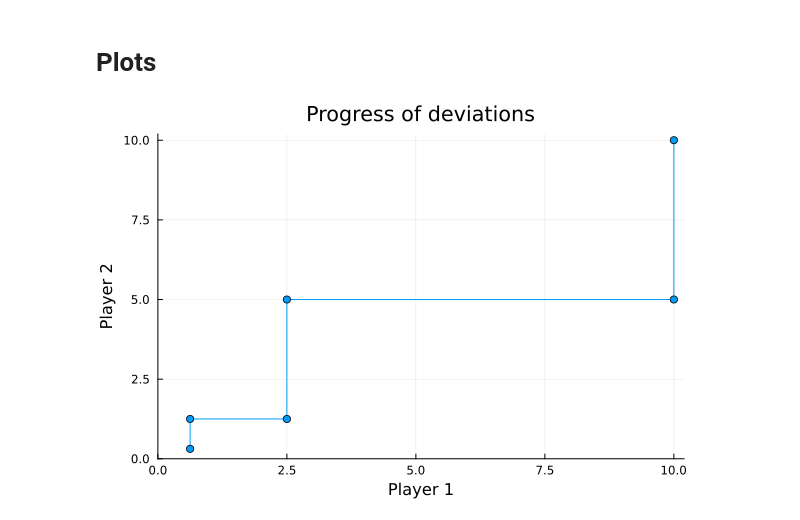
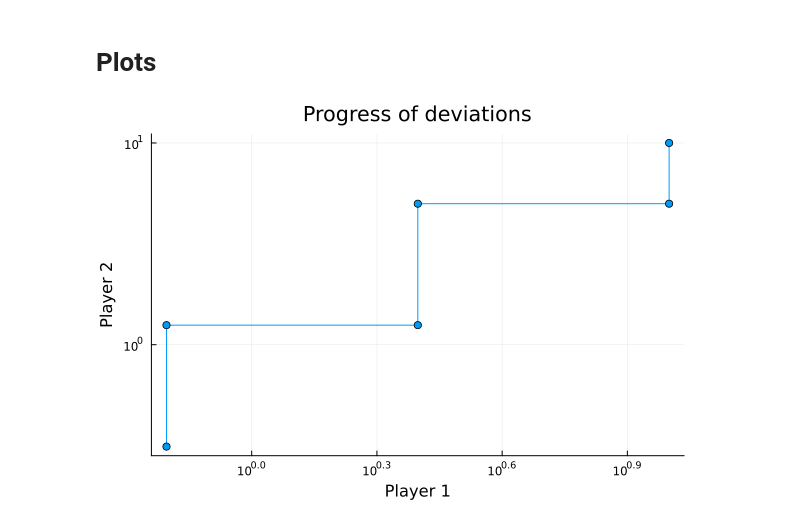
Before and after one commit to brunompacheco/IPG.jl, a Jupyter notebook: example-5.3.ipynb, the cells around one changed output. Saved outputs shown, nothing was run; the diff lists cells and outputs as text; code cells hidden in the pictures.

```diff
--- a/example-5.3.ipynb
+++ b/example-5.3.ipynb
@@ -114,10 +139,8 @@ Compute a solution to the normal-form game with the sampled strategies.
 
 # polymatrix = get_polymatrix(S_X, Π)
 # %%
-function get_polymatrix(S_X::Vector{<:Vector{<:Vector{<:Real}}}, Π::Vector{QuadraticPayoff})
-    m = length(S_X)
-
-    dims = [length(S_X[p]) for p in 1:m]
+function get_polymatrix(S_X::Vector{<:Vector{<:Vector{<:Real}}}, players::Vector{Player})
+    dims = [length(S_X[player.p]) for player in players]
 
     polymatrix = Dict{Tuple{Integer, Integer}, Matrix{Float64}}()
 
@@ -130,8 +153,8 @@ function get_polymatrix(S_X::Vector{<:Vector{<:Vector{<:Real}}}, Π::Vector{Quad
                 for i_p in 1:length(S_X[p])
                     for i_k in 1:length(S_X[k])
                         polymatrix[p,k][i_p,i_k] = (
-                            IPG.bilateral_payoff(Π[p], p, S_X[p][i_p], k, S_X[k][i_k])
-                            + IPG.bilateral_payoff(Π[p], p, S_X[p][i_p], p, S_X[p][i_p])
+                            IPG.bilateral_payoff(players[p], S_X[p][i_p], players[k], S_X[k][i_k])
+                            + IPG.bilateral_payoff(players[p], S_X[p][i_p], players[p], S_X[p][i_p])
                         )
                     end
                 end
@@ -142,7 +165,7 @@ function get_polymatrix(S_X::Vector{<:Vector{<:Vector{<:Real}}}, Π::Vector{Quad
     return polymatrix
 end
 
-polymatrix = get_polymatrix(S_X, Π)
+polymatrix = get_polymatrix(S_X, players)
 # %% [output]
 Dict{Tuple{Integer, Integer}, Matrix{Float64}} with 4 entries:
   (1, 2) => [0.0 -75.0 -93.75; 25.0 -12.5 -21.875; 10.9375 1.5625 -0.78125]
@@ -193,23 +216,18 @@ Academic license 2562957 - for non-commercial use only - registered to br___@umo
 Build a new strategy from the best reactions of each player.
 Check if the new strategy is $\varepsilon$-close to the mixed NE.
 # %%
-function deviation_reaction(Π::Vector{QuadraticPayoff}, X::Vector{Strategies}, p::Integer, σ::Vector{DiscreteMixedStrategy})
-    Πp = Π[p]
-    Xp = X[p]
+function deviation_reaction(player::Player, σ::Vector{DiscreteMixedStrategy}; Optimizer=Gurobi.Optimizer)
+    model = player.Xp
+    set_optimizer(model, Optimizer)
 
-    model = Model(Gurobi.Optimizer)
-
-    # the length of the strategy must match the strategies in the support of the profile
-    @variable(model, xp[1:length(σ[p].supp[1])])
-
-    @constraint(model, Xp.Ap * xp <= Xp.bp)
+    xp = all_variables(model)
 
     # TODO: No idea why the following doesn't work
     # @objective(model, Max, sum([IPG.bilateral_payoff(Πp, p, xp, k, σ[k]) for k in 1:m]))
 
     obj = QuadExpr()
     for k in 1:m
-        obj += IPG.bilateral_payoff(Πp, p, xp, k, σ[k])
+        obj += IPG.bilateral_payoff(player.Πp, player.p, xp, k, σ[k])
     end
     @objective(model, Max, obj)
 
@@ -219,7 +237,7 @@ function deviation_reaction(Π::Vector{QuadraticPayoff}, X::Vector{Strategies},
     return value.(xp)
 end
 
-deviation_reaction(Π, X, 1, σ)
+deviation_reaction(players[1], σ)
 # %% [output]
 Set parameter WLSAccessID
 Set parameter WLSSecret
@@ -228,13 +246,14 @@ Academic license 2562957 - for non-commercial use only - registered to br___@umo
 1-element Vector{Float64}:
  0.3125
 # %%
-function termination(Π::Vector{QuadraticPayoff}, X::Vector{Strategies}, σ::Vector{DiscreteMixedStrategy})
+function termination(players::Vector{Player}, σ::Vector{DiscreteMixedStrategy})
     for p in 1:m
-        new_x_p = deviation_reaction(Π, X, p, σ)
+        player = players[p]
+        new_x_p = deviation_reaction(player, σ)
 
         new_σ = copy(σ)
         new_σ[p] = IPG.DiscreteMixedStrategy([1], [new_x_p])
-        if payoff(Π, σ, p) < payoff(Π, new_σ, p)
+        if payoff(player, σ) < payoff(player, new_σ)
             return p, new_x_p
         end
     end
@@ -242,7 +261,7 @@ function termination(Π::Vector{QuadraticPayoff}, X::Vector{Strategies}, σ::Vec
     return -1, nothing
 end
 
-p, xk = termination(Π, X, σ)
+p, xk = termination(players, σ)
 # %% [output]
 Set parameter WLSAccessID
 Set parameter WLSSecret
@@ -268,23 +287,23 @@ using Plots
 # %%
 k = 1
 points = []
 while true
     i::Integer = floor(k / 2) + 1
     j::Integer = floor((k-1) / 2) + 1
 
     if i > length(S_X[1]) || j > length(S_X[2])
         break
     else
         push!(points, [S_X[1][i][1], S_X[2][j][1]])
         k += 1
     end
 end
 
 plot([p[2] for p in points], [p[1] for p in points], marker=:c, title="Progress of deviations", legend=false)
-# plot!(xscale=:log10, yscale=:log10)
+plot!(xscale=:log10, yscale=:log10)
 xlabel!("Player 1")
 ylabel!("Player 2")
-xlims!(0,10.2)
-ylims!(0,10.2)
+# xlims!(0,10.2)
+# ylims!(0,10.2)
 # %% [output]
-[figure, old version]
+[figure, new version]
```
Also changed, not shown: parts of 4 cells of this notebook, 3 other files.
